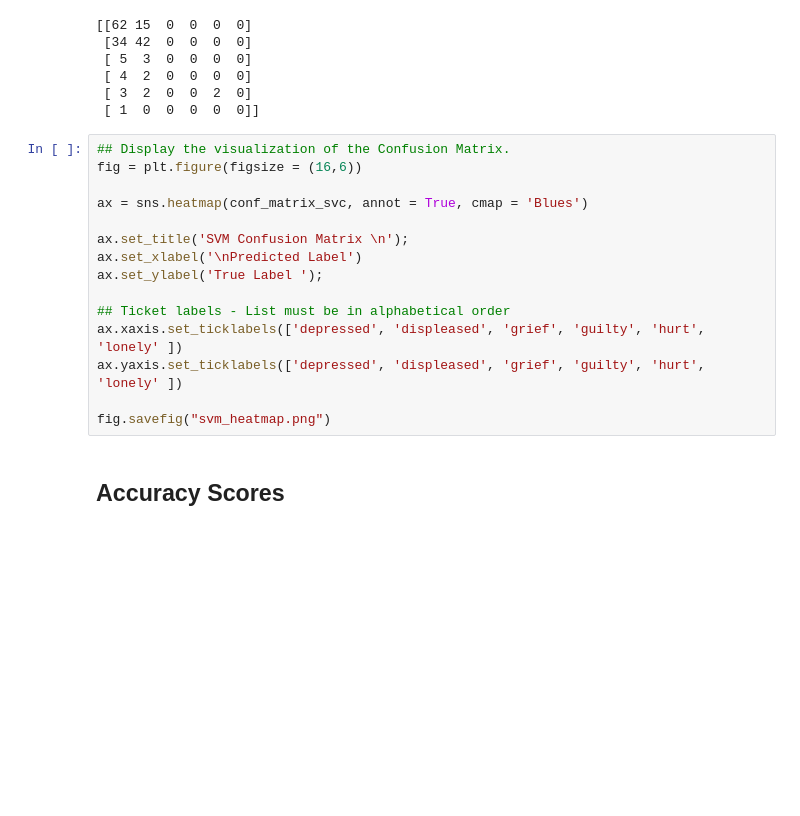
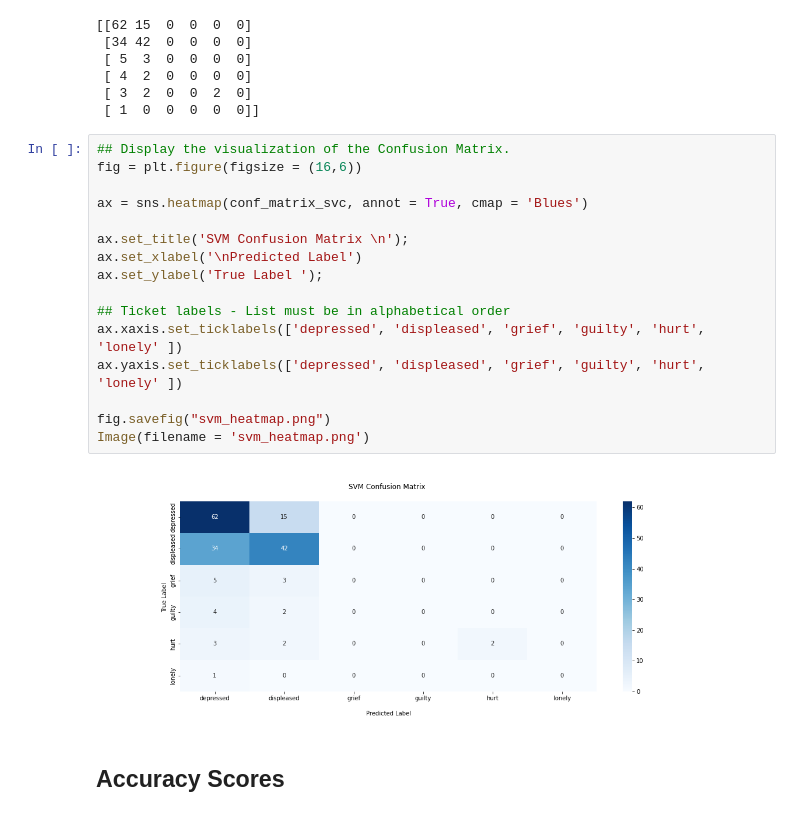
Before and after one commit to EricSHuang/419-Project, a Jupyter notebook: 03-SVM.ipynb, the cells around one changed output. Saved outputs shown, nothing was run; the diff lists cells and outputs as text; blank space fills up the shorter version.

Commit message:
adding new heatmap images, and cleaning the code

```diff
--- a/03-SVM.ipynb
+++ b/03-SVM.ipynb
@@ -170,18 +178,21 @@ print(conf_matrix_svc)
 # %%
 ## Display the visualization of the Confusion Matrix.
 fig = plt.figure(figsize = (16,6))
 
 ax = sns.heatmap(conf_matrix_svc, annot = True, cmap = 'Blues')
 
 ax.set_title('SVM Confusion Matrix \n');
 ax.set_xlabel('\nPredicted Label')
 ax.set_ylabel('True Label ');
 
 ## Ticket labels - List must be in alphabetical order
 ax.xaxis.set_ticklabels(['depressed', 'displeased', 'grief', 'guilty', 'hurt', 'lonely' ])
 ax.yaxis.set_ticklabels(['depressed', 'displeased', 'grief', 'guilty', 'hurt', 'lonely' ])
 
 fig.savefig("svm_heatmap.png")
+Image(filename = 'svm_heatmap.png')
+# %% [output]
+[figure, added]
 # %% [markdown]
 ## Accuracy Scores
 # %%
```
Also changed, not shown: parts of 27 cells of this notebook, 3 other files.
